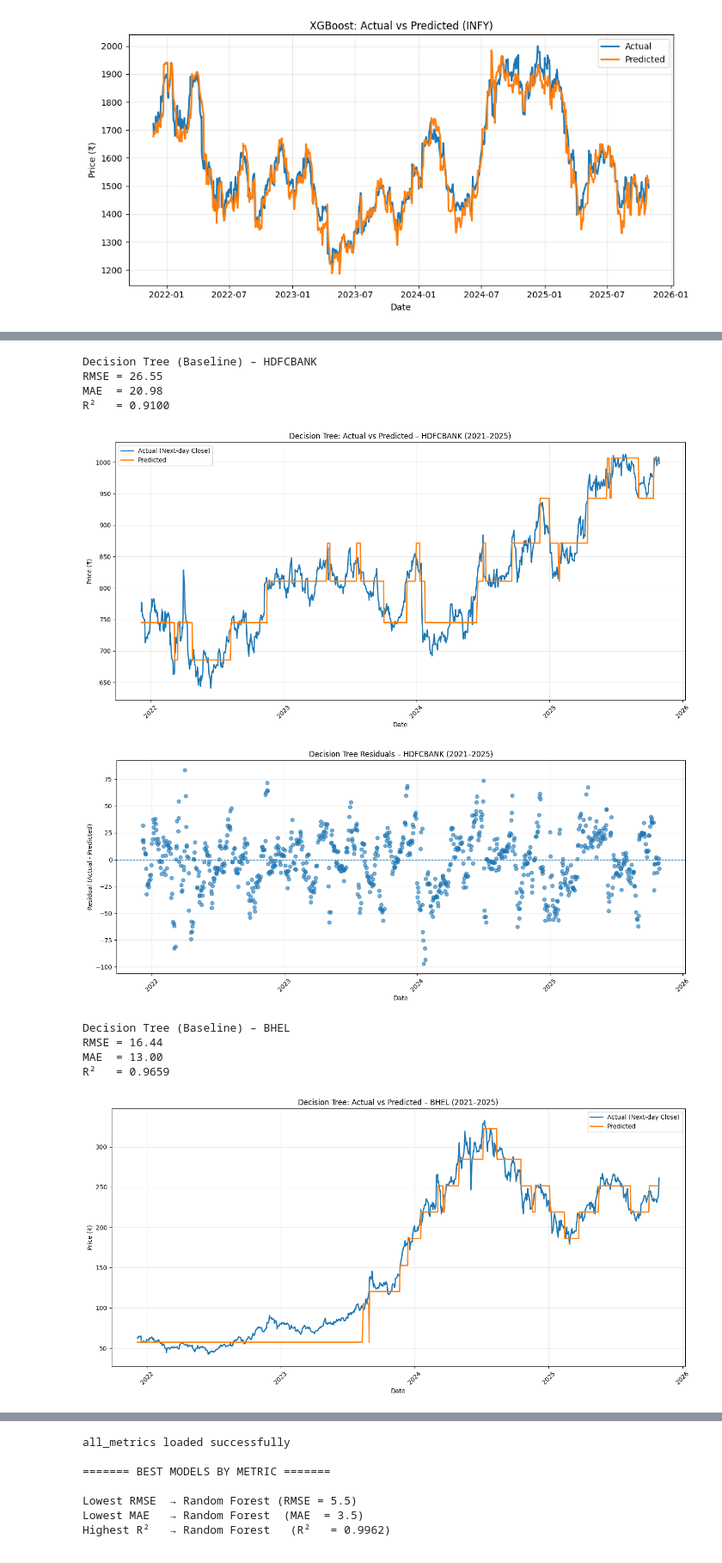
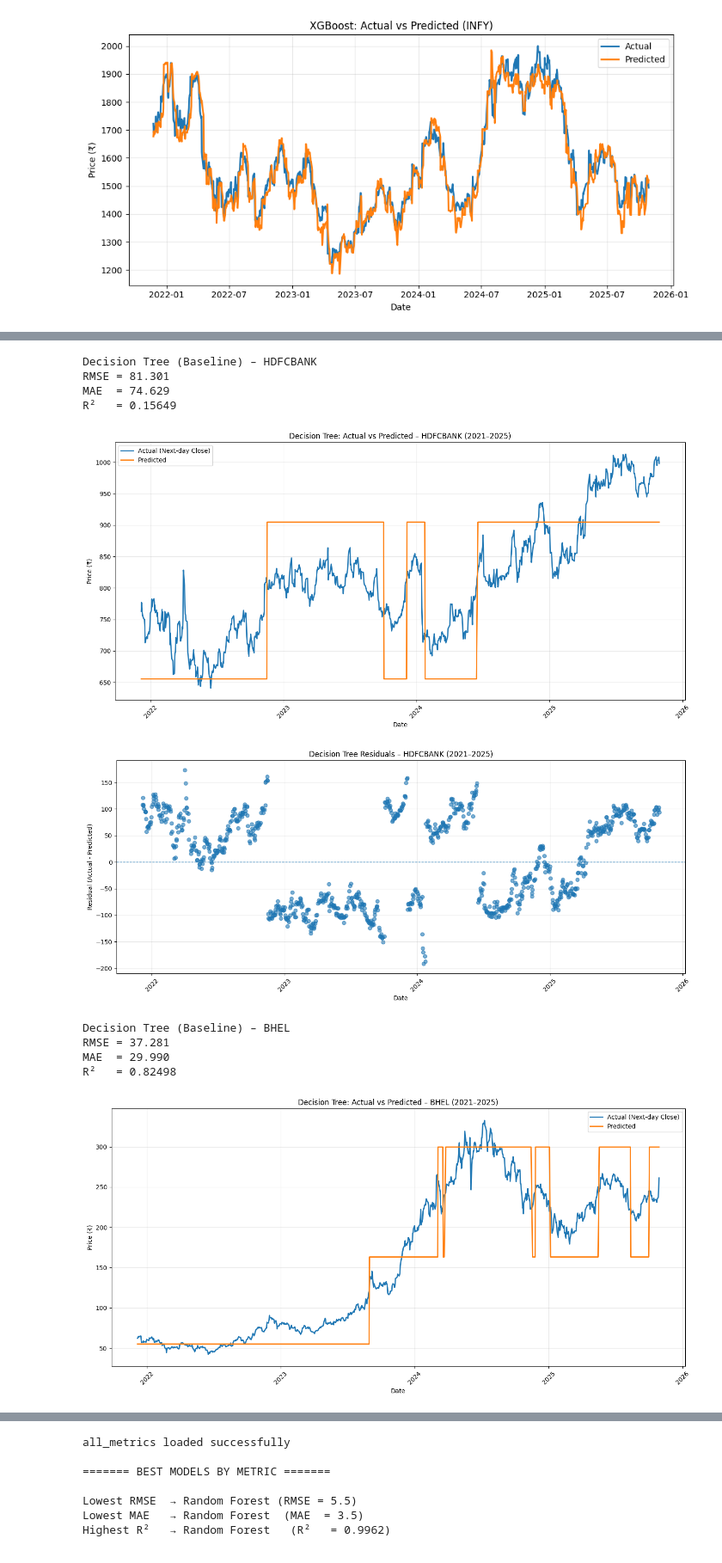
Before and after one commit to SomrajBharadwaj/STOCK-MARKET-PREDICTION-BY-USING-ML-MODELS, a Jupyter notebook: final_datascience_Project.ipynb, the cells around one changed output, grey strips where cells are left out. Shown at 86% size. Saved outputs shown, nothing was run; the diff lists cells and outputs as text; code cells hidden in the pictures.

```diff
--- a/final_datascience_Project.ipynb
+++ b/final_datascience_Project.ipynb
@@ -1083,7 +998,8 @@ df = pd.read_csv(train_file)
 
 
 #  Prepare features + next-day label
-cols = ["SMA_14", "EMA_14", "RSI_14", "MACD", "BB_High", "BB_Low", "ATR_14", "Volume_SMA_14"]
+cols = ["SMA_14", "EMA_14", "RSI_14", "MACD",
+        "BB_High", "BB_Low", "ATR_14", "Volume_SMA_14"]
 
 df["NextClose"] = df.groupby("Stock")["Close"].shift(-1)
 df = df.dropna(subset=cols + ["NextClose"]).copy()
@@ -1099,7 +1015,7 @@ time_cv = TimeSeriesSplit(n_splits=3)
 
 xgb_space = {
     "n_estimators": [100, 200],
-    "max_depth": [3, 6, 10],
+    "max_depth": [3, 6, 10, 12],
     "learning_rate": [0.01, 0.10, 0.20],
     "subsample": [0.8, 1.0],
     "colsample_bytree": [0.8, 1.0],
@@ -1107,7 +1023,7 @@ xgb_space = {
 
 # Tune or load from disk
 
-save_model = "/Users/somrajbharadwaj/project/final_data_science/venv/xgb_tuned.pkl"
+save_model = "/Users/somrajbharadwaj/project/final_data_science/venv/xgb.pkl"
 
 if os.path.isfile(save_model):
     tuned_xgb = joblib.load(save_model)
@@ -1177,11 +1093,11 @@ df_test = df_test[(df_test["Date"] >= "2021-12-06") & (df_test["Date"] <= "2025-
 
 
 #  Load tuned XGBoost model
-model_path = "/Users/somrajbharadwaj/project/final_data_science/venv/xgb_tuned.pkl"
+model_path = "/Users/somrajbharadwaj/project/final_data_science/venv/xgb.pkl"
 xgb = joblib.load(model_path)
 
 # Stocks to report
-stocks_to_check = ["RELIANCE", "INFY", "BHEL"]
+stocks_to_check = ["RELIANCE", "BHEL", "INFY"]
 
 rows = []
 
@@ -1203,9 +1119,9 @@ for symbol in stocks_to_check:
     r2 = r2_score(y_true, y_pred)
 
     print(f"\nXGBoost Evaluation – {symbol} (2021–2025)")
-    print(f"RMSE = {rmse:.2f}")
-    print(f"MAE  = {mae:.2f}")
-    print(f"R²   = {r2:.4f}")
+    print(f"RMSE = {rmse:.3f}")
+    print(f"MAE  = {mae:.3f}")
+    print(f"R²   = {r2:.5f}")
 
     rows.append({
         "Stock": symbol,
@@ -1257,6 +1173,5 @@ R²   = 0.9901
 Saved XGBoost metrics to: /Users/somrajbharadwaj/project/final_data_science/venv/xgb_metrics.csv
 # %%
-#importing necessary libraries
 import os
 import joblib
 import numpy as np
@@ -1269,7 +1184,6 @@ from sklearn.preprocessing import MinMaxScaler
 from sklearn.metrics import mean_squared_error, mean_absolute_error, r2_score
 
 # File locations
-
 train_file = "/Users/somrajbharadwaj/project/final_data_science/venv/train80.csv"
 test_file  = "/Users/somrajbharadwaj/project/final_data_science/venv/test20.csv"
 
@@ -1279,7 +1193,6 @@ os.makedirs(save_folder, exist_ok=True)
 watch_stocks = ["HDFCBANK", "BHEL"]
 
 indicator_cols = ["SMA_14", "EMA_14", "RSI_14", "MACD", "BB_High", "BB_Low", "ATR_14", "Volume_SMA_14"]
-
 
 # Load datasets + prepare dates
 
@@ -1306,10 +1219,10 @@ y_tr = train_data["NextClose"].values
 # Train Decision Tree (baseline)
 
 tree_model = DecisionTreeRegressor(
-    max_depth=8,
-    min_samples_split=12,
-    min_samples_leaf=6,
-    random_state=44
+    max_depth=6,
+    min_samples_split=10,
+    min_samples_leaf=5,
+    random_state=42
 )
 tree_model.fit(X_tr, y_tr)
 
@@ -1341,9 +1254,9 @@ for s in watch_stocks:
     r2   = r2_score(y_true, y_pred)
 
     print(f"\nDecision Tree (Baseline) – {s}")
-    print(f"RMSE = {rmse:.2f}")
-    print(f"MAE  = {mae:.2f}")
-    print(f"R²   = {r2:.4f}")
+    print(f"RMSE = {rmse:.3f}")
+    print(f"MAE  = {mae:.3f}")
+    print(f"R²   = {r2:.5f}")
 
     summary_rows.append({
         "Stock": s,
@@ -1367,40 +1280,40 @@ for s in watch_stocks:
     plt.xticks(rotation=45)
     plt.tight_layout()
     plt.savefig(os.path.join(save_folder, f"dt_actual_vs_pred_{s}.png"), dpi=200)
     plt.show()
 
     # ---- Plot: Residuals over time
     res = y_true - y_pred
     plt.figure(figsize=(14, 6))
     plt.scatter(one_stock["Date"], res, alpha=0.6)
     plt.axhline(0, linestyle="--", linewidth=1)
     plt.title(f"Decision Tree Residuals – {s} (2021–2025)")
     plt.xlabel("Date")
     plt.ylabel("Residual (Actual - Predicted)")
     plt.grid(alpha=0.3)
     plt.gca().xaxis.set_major_locator(mdates.YearLocator())
     plt.gca().xaxis.set_major_formatter(mdates.DateFormatter("%Y"))
     plt.xticks(rotation=45)
     plt.tight_layout()
     plt.savefig(os.path.join(save_folder, f"dt_residuals_{s}.png"), dpi=200)
     plt.show()
 
 # Save metrics table
 
 metrics_table = pd.DataFrame(summary_rows)
 metrics_file = os.path.join(save_folder, "decision_tree_metrics.csv")
 metrics_table.to_csv(metrics_file, index=False)
 
 print(f"\nDecision Tree metrics saved to: {metrics_file}")
 # %% [output]
 Decision Tree (Baseline) – HDFCBANK
-RMSE = 26.55
-MAE  = 20.98
-R²   = 0.9100
+RMSE = 81.301
+MAE  = 74.629
+R²   = 0.15649
-[figure, old version]
+[figure, new version]
-[figure, old version]
+[figure, new version]
 Decision Tree (Baseline) – BHEL
-RMSE = 16.44
-MAE  = 13.00
-R²   = 0.9659
+RMSE = 37.281
+MAE  = 29.990
+R²   = 0.82498
-[figure, old version]
+[figure, new version]
```
Also changed, not shown: parts of 13 cells of this notebook.
